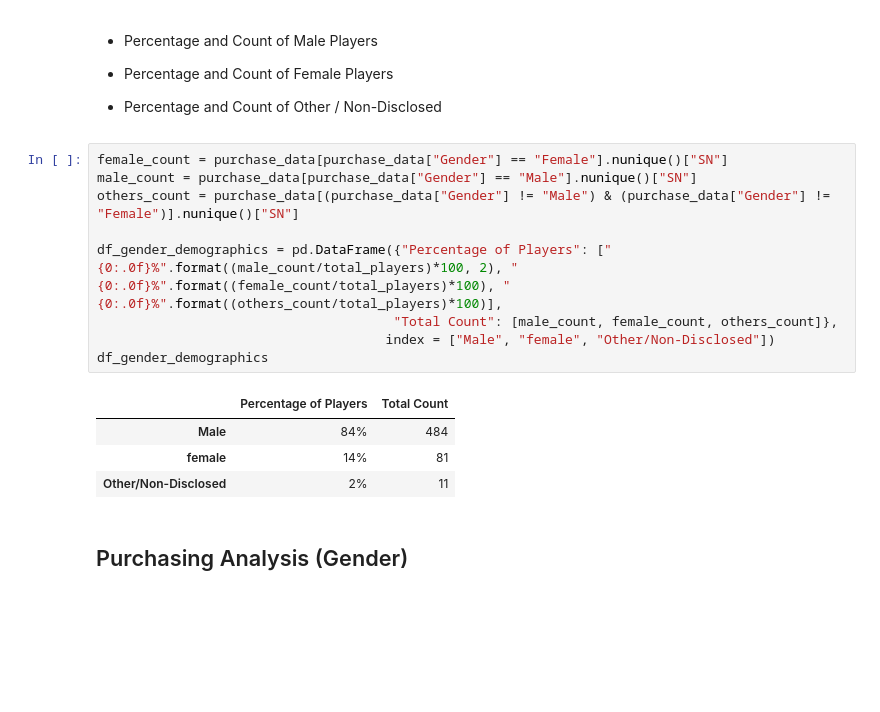
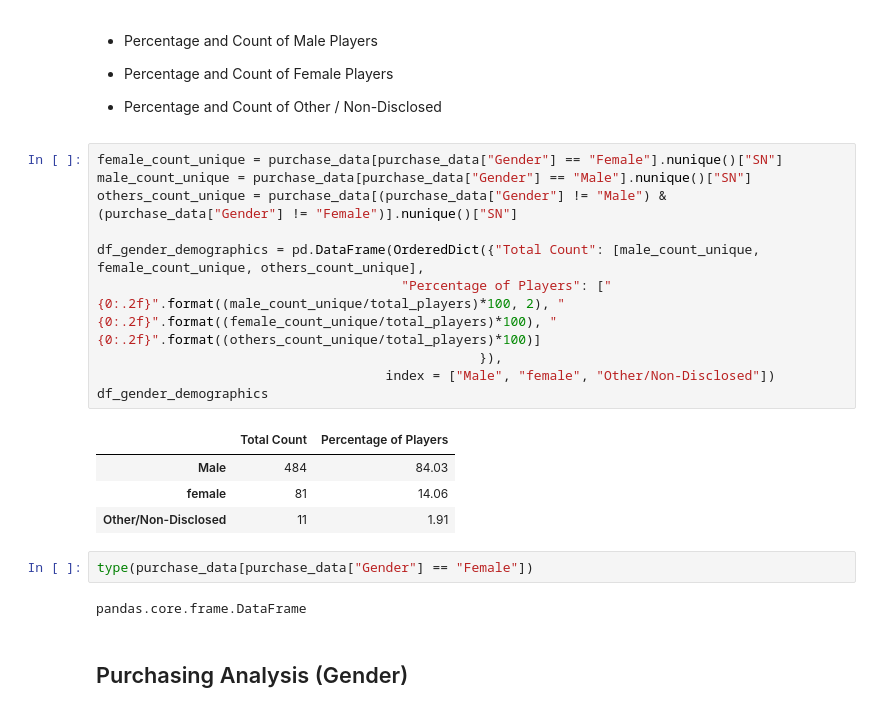
Before and after one commit to TruptiSamant/Numpy-Pandas, a Jupyter notebook: HeroesOfPymoli/HeroesOfPymoli_starter.ipynb, the cells around one changed output. Cells and saved outputs as stored; diff of their text form; blank space fills up the shorter version.

```diff
--- a/HeroesOfPymoli/HeroesOfPymoli_starter.ipynb
+++ b/HeroesOfPymoli/HeroesOfPymoli_starter.ipynb
@@ -71,19 +71,24 @@ pd.DataFrame(OrderedDict({"Number of Unique Items": [len(purchase_data["Item ID"
 
 * Percentage and Count of Other / Non-Disclosed
 # %%
-female_count = purchase_data[purchase_data["Gender"] == "Female"].nunique()["SN"]
-male_count = purchase_data[purchase_data["Gender"] == "Male"].nunique()["SN"]
-others_count = purchase_data[(purchase_data["Gender"] != "Male") & (purchase_data["Gender"] != "Female")].nunique()["SN"]
+female_count_unique = purchase_data[purchase_data["Gender"] == "Female"].nunique()["SN"]
+male_count_unique = purchase_data[purchase_data["Gender"] == "Male"].nunique()["SN"]
+others_count_unique = purchase_data[(purchase_data["Gender"] != "Male") & (purchase_data["Gender"] != "Female")].nunique()["SN"]
 
-df_gender_demographics = pd.DataFrame({"Percentage of Players": ["{0:.0f}%".format((male_count/total_players)*100, 2), "{0:.0f}%".format((female_count/total_players)*100), "{0:.0f}%".format((others_count/total_players)*100)],
-                                      "Total Count": [male_count, female_count, others_count]},
+df_gender_demographics = pd.DataFrame(OrderedDict({"Total Count": [male_count_unique, female_count_unique, others_count_unique],
+                                       "Percentage of Players": ["{0:.2f}".format((male_count_unique/total_players)*100, 2), "{0:.2f}".format((female_count_unique/total_players)*100), "{0:.2f}".format((others_count_unique/total_players)*100)]
+                                                 }),
                                      index = ["Male", "female", "Other/Non-Disclosed"])
 df_gender_demographics
 # %% [output]
-|  | Percentage of Players | Total Count |
-| Male | 84% | 484 |
-| female | 14% | 81 |
-| Other/Non-Disclosed | 2% | 11 |
+|  | Total Count | Percentage of Players |
+| Male | 484 | 84.03 |
+| female | 81 | 14.06 |
+| Other/Non-Disclosed | 11 | 1.91 |
+# %%
+type(purchase_data[purchase_data["Gender"] == "Female"])
+# %% [output]
+pandas.core.frame.DataFrame
 # %% [markdown]
 
 ## Purchasing Analysis (Gender)
```
Also changed, not shown: parts of 11 cells of this notebook.
